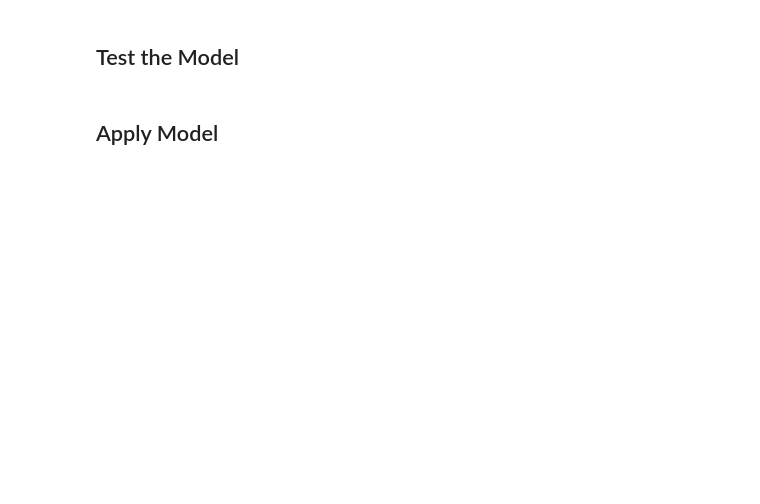
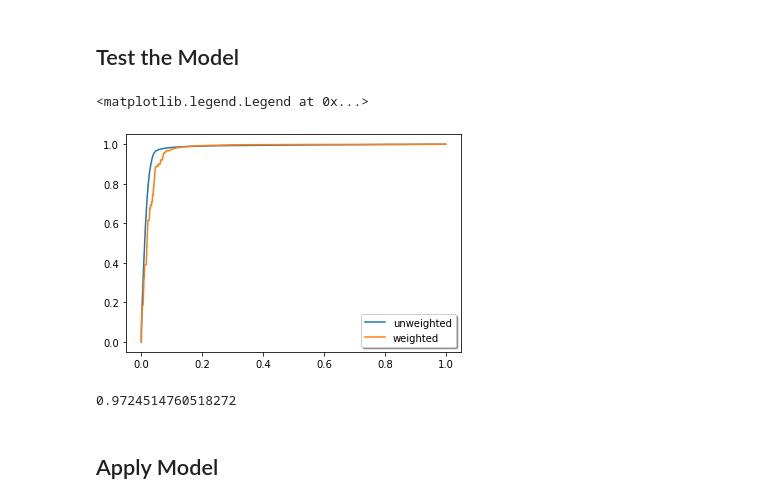
Before and after one commit to MaxStange1005/ATLAS-OpenData-Higgs-NeuralNetworks, a Jupyter notebook: machine_learning.ipynb, the cells around one changed output. Drawn from its saved outputs; the diff is of its cells as text; code cells hidden in the pictures; blank space fills up the shorter version.

```diff
--- a/machine_learning.ipynb
+++ b/machine_learning.ipynb
@@ -271,9 +305,4 @@ What about the initialization of the weights?
 # %%
-model = tf.keras.models.Sequential([
-  tf.keras.layers.Normalization(mean=0, variance=1),
-  tf.keras.layers.Dense(40, activation='relu'),
-  tf.keras.layers.Dense(40, activation='relu'),
-  tf.keras.layers.Dense(40, activation='relu'),
-  tf.keras.layers.Dense(10, activation='relu'),
-  tf.keras.layers.Dense(1, activation='sigmoid')
-])
+n_layers = [2, 4, 6, 8]
+n_nodes = [5, 10, 15, 20, 30, 40]
+model = get_model(4, 200)
@@ -292,7 +325,3 @@ loss_fn = tf.keras.losses.BinaryCrossentropy(from_logits=True)
 # %% [markdown]
 For the optimization of the loss-function different optimization algorithms can be used (see https://www.tensorflow.org/api_docs/python/tf/keras/optimizers). <br>
 The performance of the learning process is given by the metric (see https://www.tensorflow.org/api_docs/python/tf/keras/metrics)
-# %%
-model.compile(optimizer='adam',
-              loss=loss_fn,
-              weighted_metrics=['binary_accuracy'])
@@ -299,4 +337,2 @@ model.compile(optimizer='adam',
 # %% [markdown]
 early stopping?
-# %%
-model.fit(train_input_values, train_input_classification, sample_weight=pd.Series(train_weights), epochs=4)
@@ -309,3 +404,3 @@ model.evaluate(test_input_values,  test_input_classification, verbose=2)
 # %%
 # Prediction for test sample
-test_prediction = model.predict(test_input_values)
+test_prediction = model.predict(test_values)
@@ -374,3 +407,17 @@ plot_roc_values(true_positive_rate, false_positive_rate)
+# %%
+roc_weighted = metrics.roc_curve(test_classification, test_prediction, sample_weight=np.abs(test_weights_reweighted))
+roc = metrics.roc_curve(test_classification, test_prediction)
+plt.plot(roc[0], roc[1], label='unweighted')
+plt.plot(roc_weighted[0], roc_weighted[1], label='weighted')
+plt.legend(loc='best', fancybox=True, shadow=True)
+# %% [output]
+<matplotlib.legend.Legend at 0x...>
+[figure, added]
+# %%
+auc = metrics.roc_auc_score(test_classification, test_prediction, sample_weight = np.abs(test_weights_reweighted), average='weighted')
+print(auc)
+# %% [output]
+0.9724514760518272
 # %% [markdown]
 ## Apply Model
 # %%
```
Also changed, not shown: parts of 29 cells of this notebook.
